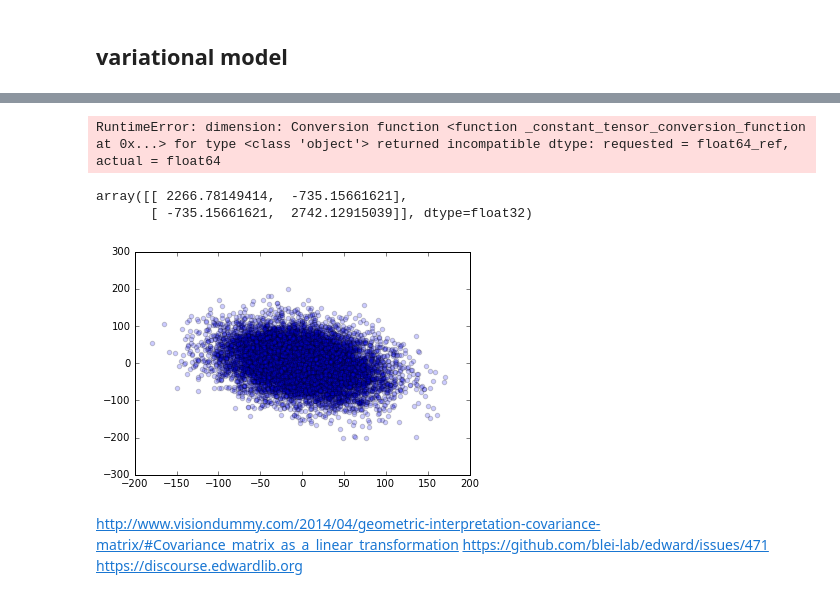
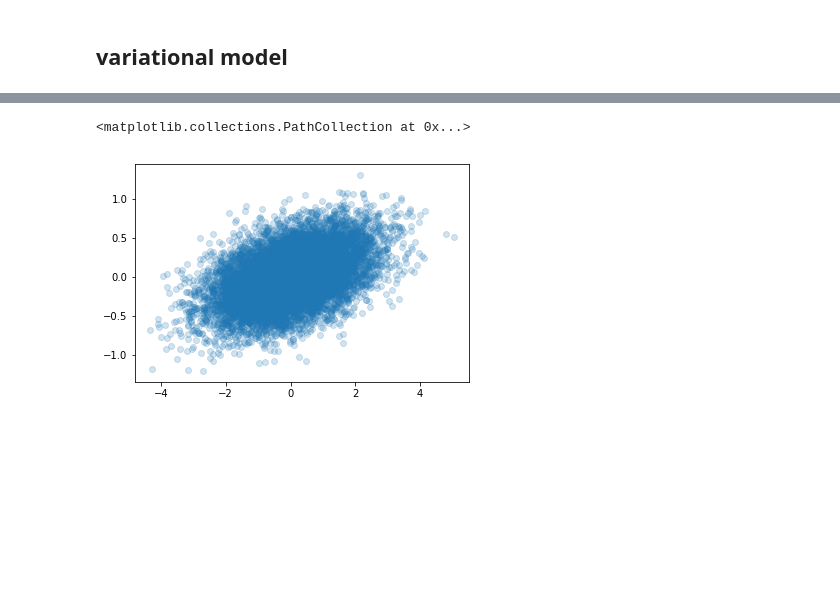
Before and after one commit to deoxyribose/auml, a Jupyter notebook: edward-gmm-bo/normal_ed.ipynb, the cells around one changed output, grey strips where cells are left out. Drawn from its saved outputs; the diff is of its cells as text; code cells hidden in the pictures; blank space fills up the shorter version.

```diff
--- a/edward-gmm-bo/normal_ed.ipynb
+++ b/edward-gmm-bo/normal_ed.ipynb
@@ -61,3 +64,25 @@ xn: <ed.RandomVariable 'Alfred/' shape=(10000, 2) dtype=tf.float64>
 # %% [markdown]
 ## variational model
+# %%
+m = tf.Variable(tf.random_normal([D], dtype=tf.float32))
+R_seed = tf.random_normal([D, D], dtype=tf.float32)
+R = tf.Variable(R_seed)
+RRT = tf.matmul(R,R,transpose_b=True) # + D * tf.eye(D, dtype=tf.float32)
+
+#qmu = MultivariateNormalCholesky(m, tf.cholesky(RRT))
+qmu = MultivariateNormalCholesky(m, LinearOperatorTriL(R).to_dense())
+#L = tf.nn.softplus(
+#        tf.Variable(tf.random_normal([D, D], dtype=tf.float32)))
+L = tf.Variable(tf.random_normal([D, D], dtype=tf.float32))
+LLT = tf.matmul(L,L,transpose_b=True) # + D * tf.eye(D, dtype=tf.float32)
+
+qsigma = WishartCholesky(
+    tf.nn.softplus(
+        tf.Variable(tf.random_normal([], dtype=tf.float32))+D+1),
+    #LinearOperatorTriL(L).to_dense()
+    LinearOperatorTriL(L).to_dense()
+    , name = "Zeratul")
+#qsigma = WishartFull(tf.Variable(tf.random_normal([], dtype=tf.float32))),
+#    LLT
+#    , name = "Zeratul")
 # %% [markdown]
@@ -73,13 +99,0 @@ qsigma = WishartCholesky(
-# %%
-m = tf.Variable(tf.random_normal([D], dtype=tf.float64))
-covmat = tf.nn.softplus(
-        tf.Variable(tf.random_normal([D, D], dtype=tf.float64)))
-qmu = MultivariateNormalCholesky(m,covmat)
-L = tf.nn.softplus(
-        tf.Variable(tf.random_normal([D, D], dtype=tf.float64)))
-LLT = tf.matmul(L,L,transpose_b=True)
-qsigma = WishartFull(
-    tf.nn.softplus(
-        tf.Variable(tf.random_normal([], dtype=tf.float64))),
-    LLT
-    )
@@ -133,5 +145,0 @@ AttributeError: 'KLqp' object has no attribute 'train'
-# %%
-#inference.run(n_iter=3000, n_samples=10, n_minibatch=8)
-inference.run(n_iter=2000, n_samples=20,n_print=100)
-# %% [output]
-RuntimeError: dimension: Conversion function <function _constant_tensor_conversion_function at 0x...> for type <class 'object'> returned incompatible dtype: requested = float64_ref, actual = float64
@@ -140,13 +146,9 @@ tmp = qx.sample().eval()
-# %%
-tf.matmul(qsigma_half,qsigma_half,transpose_b=True).eval()
-# %% [output]
-array([[ 2266.78149414,  -735.15661621],
-       [ -735.15661621,  2742.12915039]], dtype=float32)
+# %%
+mu_est = qmu.mean().eval()
+# %%
+sigma_est = qsigma.mode().eval()
 # %%
-plt.scatter(*tmp.T,alpha=.2);
+plt.scatter(*MultivariateNormalFull(mu_est, sigma_est).sample(10000).eval().T,alpha=.2)
 # %% [output]
+<matplotlib.collections.PathCollection at 0x...>
-[figure, old version]
+[figure, new version]
-# %% [markdown]
-http://www.visiondummy.com/2014/04/geometric-interpretation-covariance-matrix/#Covariance_matrix_as_a_linear_transformation
-https://github.com/blei-lab/edward/issues/471
-https://discourse.edwardlib.org
```
Also changed, not shown: parts of 17 cells of this notebook.
